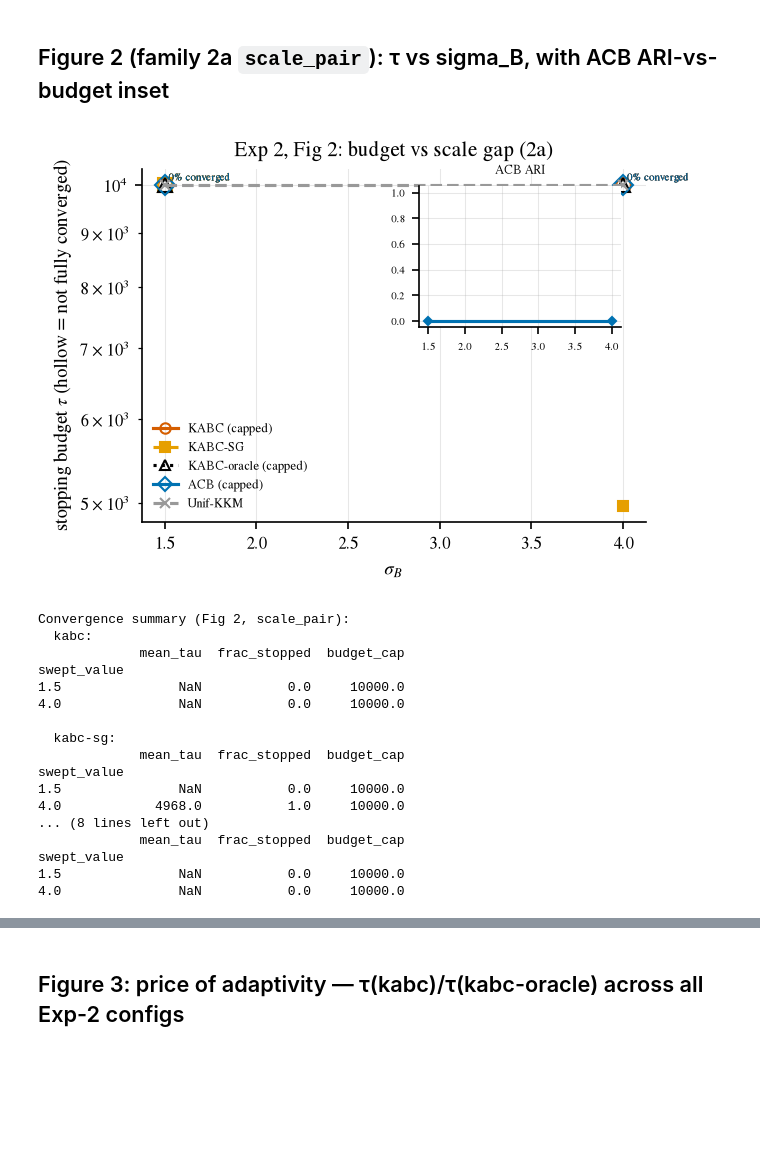
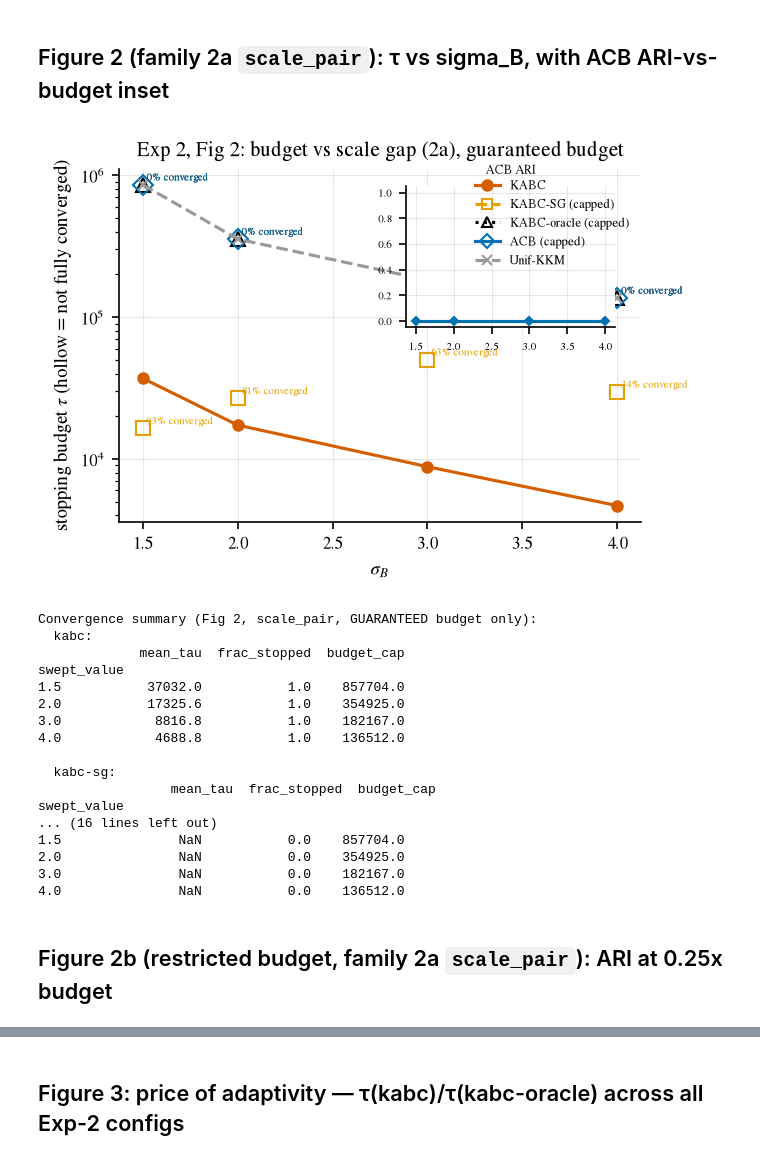
Before and after one commit to gdebarghya/kernel-active-bandit, a Jupyter notebook: notebooks/02_same_mean_shapes.ipynb, the cells around one changed output, grey strips where cells are left out. Cells and saved outputs as stored; diff of their text form; code cells hidden in the pictures; blank space fills up the shorter version.

```diff
--- a/notebooks/02_same_mean_shapes.ipynb
+++ b/notebooks/02_same_mean_shapes.ipynb
@@ -63,7 +146,7 @@ kabc/kabc-sg/kabc-oracle, plus a horizontal band showing ACB's ARI stuck near
 # %%
 from scipy.stats import norm
 
-mm_df = df[df["family"] == "moment_matched_mixture"].copy()
+mm_df = df_full[df_full["family"] == "moment_matched_mixture"].copy()
 target_a = 0.8
 a_values = sorted(mm_df["swept_value"].unique())
 plot_a = min(a_values, key=lambda a: abs(a - target_a))
@@ -109,7 +192,7 @@ def plot_tau_with_capping(ax, sub_df, algo, x_col="swept_value"):
     return summ
 
 
-fig, axes = plt.subplots(1, 2, figsize=(7.5, 3))
+fig, axes = plt.subplots(1, 2, figsize=(7.5, 3.3))
 
 ax = axes[0]
 x = np.linspace(-4, 4, 400)
@@ -131,7 +214,7 @@ ax.set_xscale("log")
 ax.set_yscale("log")
 ax.set_xlabel("a (proxy for MMD² gap)")
 ax.set_ylabel(r"stopping budget $\tau$ (hollow = not fully converged)")
-ax.set_title("budget vs shape gap; ACB ARI on right axis")
+ax.set_title("budget vs shape gap\n(guaranteed budget)", fontsize=7.5)
 
 if "acb" in mm_df["algorithm"].unique():
     # ACB's ARI lives on [0,1], budget tau lives on a log scale spanning
@@ -153,7 +236,7 @@ if "acb" in mm_df["algorithm"].unique():
     ax2.tick_params(axis="y", labelcolor=ALGO_COLORS["acb"])
     lines1, labels1 = ax.get_legend_handles_labels()
     lines2, labels2 = ax2.get_legend_handles_labels()
-    ax.legend(lines1 + lines2, labels1 + labels2, fontsize=6, frameon=False, loc="upper right")
+    ax.legend(lines1 + lines2, labels1 + labels2, fontsize=6, frameon=False, loc="center right")
 else:
     ax.legend(fontsize=6, frameon=False)
 
@@ -161,7 +244,7 @@ fig.tight_layout()
 savefig(fig, "exp2_fig1_moment_matched_headline", fig_dir="../results/figures")
 plt.show()
 
-print("Convergence summary (Fig 1, moment_matched_mixture):")
+print("Convergence summary (Fig 1, moment_matched_mixture, GUARANTEED budget only):")
 for algo, summ in mm_tau_summaries.items():
     print(f"  {algo}: \n{summ}\n")
 # %% [output]
@@ -186,0 +281,28 @@ swept_value
+# %%
+mm_restricted_df = df_restricted[df_restricted["family"] == "moment_matched_mixture"].copy()
+
+fig, ax = plt.subplots(figsize=(5.5, 3.4))
+for algo in [a for a in ALGO_ORDER if a in mm_restricted_df["algorithm"].unique() and a != "kabc-oracle"]:
+    sub = mm_restricted_df[mm_restricted_df["algorithm"] == algo]
+    by_a = sub.groupby("swept_value")["ari"].agg(["mean", "std"]).sort_index()
+    style = style_for(algo)
+    ax.errorbar(by_a.index, by_a["mean"], yerr=by_a["std"], capsize=3, linestyle=style["linestyle"],
+                marker=style["marker"], color=style["color"], label=style["label"])
+ax.set_xlabel("a")
+ax.set_ylabel("mean ARI at 0.25x budget (± std)")
+ax.set_ylim(-0.05, 1.05)
+ax.set_title("Fig 1b: restricted-budget ARI, full a range")
+ax.legend(fontsize=6, frameon=False)
+fig.tight_layout()
+savefig(fig, "exp2_fig1b_restricted_budget_ari_vs_a", fig_dir="../results/figures")
+plt.show()
+
+print("Restricted-budget (0.25x) breakdown, moment_matched_mixture, ALL a values:")
+for algo in [a for a in ALGO_ORDER if a in mm_restricted_df["algorithm"].unique() and a != "kabc-oracle"]:
+    sub = mm_restricted_df[mm_restricted_df["algorithm"] == algo]
+    print(f"  {algo}:")
+    breakdown = sub.groupby("swept_value").agg(
+        mean_ari=("ari", "mean"), std_ari=("ari", "std"), frac_stopped=("stopped", "mean"),
+    ).sort_index()
+    print(breakdown)
+    print()
@@ -187,54 +328,56 @@ swept_value
 # %% [markdown]
 ## Figure 2 (family 2a `scale_pair`): τ vs sigma_B, with ACB ARI-vs-budget inset
 # %%
-sp_df = df[df["family"] == "scale_pair"].copy()
+sp_df = df_full[df_full["family"] == "scale_pair"].copy()
 
 fig, ax = plt.subplots(figsize=(4.5, 3.2))
 sp_tau_summaries = {}
 for algo in [a for a in ALGO_ORDER if a in sp_df["algorithm"].unique() and a != "unif-kkm"]:
     sp_tau_summaries[algo] = plot_tau_with_capping(ax, sp_df, algo)
 # unif-kkm is non-adaptive (sweeps n, always "converges" by construction) --
 # plot it plainly, capping logic doesn't apply.
 if "unif-kkm" in sp_df["algorithm"].unique():
     g = sp_df[sp_df["algorithm"] == "unif-kkm"].groupby("swept_value")["tau"].mean().sort_index()
     ax.plot(g.index, g.values, **style_for("unif-kkm"))
 ax.set_xlabel(r"$\sigma_B$")
 ax.set_ylabel(r"stopping budget $\tau$ (hollow = not fully converged)")
 ax.set_yscale("log")
-ax.set_title("Exp 2, Fig 2: budget vs scale gap (2a)")
+ax.set_title("Exp 2, Fig 2: budget vs scale gap (2a), guaranteed budget")
 ax.legend(fontsize=6, frameon=False)
 
 if "acb" in sp_df["algorithm"].unique():
     inset = ax.inset_axes([0.55, 0.55, 0.4, 0.4])
     acb_ari_by_sigma = sp_df[sp_df["algorithm"] == "acb"].groupby("swept_value")["ari"].mean().sort_index()
     inset.plot(acb_ari_by_sigma.index, acb_ari_by_sigma.values, color=ALGO_COLORS["acb"], marker="D", markersize=3)
     inset.set_ylim(-0.05, 1.05)
     inset.set_title("ACB ARI", fontsize=6)
     inset.tick_params(labelsize=5)
 
 fig.tight_layout()
 savefig(fig, "exp2_fig2_scale_pair", fig_dir="../results/figures")
 plt.show()
 
-print("Convergence summary (Fig 2, scale_pair):")
+print("Convergence summary (Fig 2, scale_pair, GUARANTEED budget only):")
 for algo, summ in sp_tau_summaries.items():
     print(f"  {algo}: \n{summ}\n")
 # %% [output]
-[figure, old version]
+[figure, new version]
-Convergence summary (Fig 2, scale_pair):
+Convergence summary (Fig 2, scale_pair, GUARANTEED budget only):
   kabc:
              mean_tau  frac_stopped  budget_cap
 swept_value
-1.5               NaN           0.0     10000.0
-4.0               NaN           0.0     10000.0
+1.5           37032.0           1.0    857704.0
+2.0           17325.6           1.0    354925.0
+3.0            8816.8           1.0    182167.0
+4.0            4688.8           1.0    136512.0
 
   kabc-sg:
-             mean_tau  frac_stopped  budget_cap
+                 mean_tau  frac_stopped  budget_cap
 swept_value
-1.5               NaN           0.0     10000.0
-4.0            4968.0           1.0     10000.0
-... (8 lines left out)
-             mean_tau  frac_stopped  budget_cap
-swept_value
-1.5               NaN           0.0     10000.0
-4.0               NaN           0.0     10000.0
+... (16 lines left out)
+1.5               NaN           0.0    857704.0
+2.0               NaN           0.0    354925.0
+3.0               NaN           0.0    182167.0
+4.0               NaN           0.0    136512.0
+# %% [markdown]
+## Figure 2b (restricted budget, family 2a `scale_pair`): ARI at 0.25x budget
```
Also changed, not shown: parts of 11 cells of this notebook, 15 other files.
